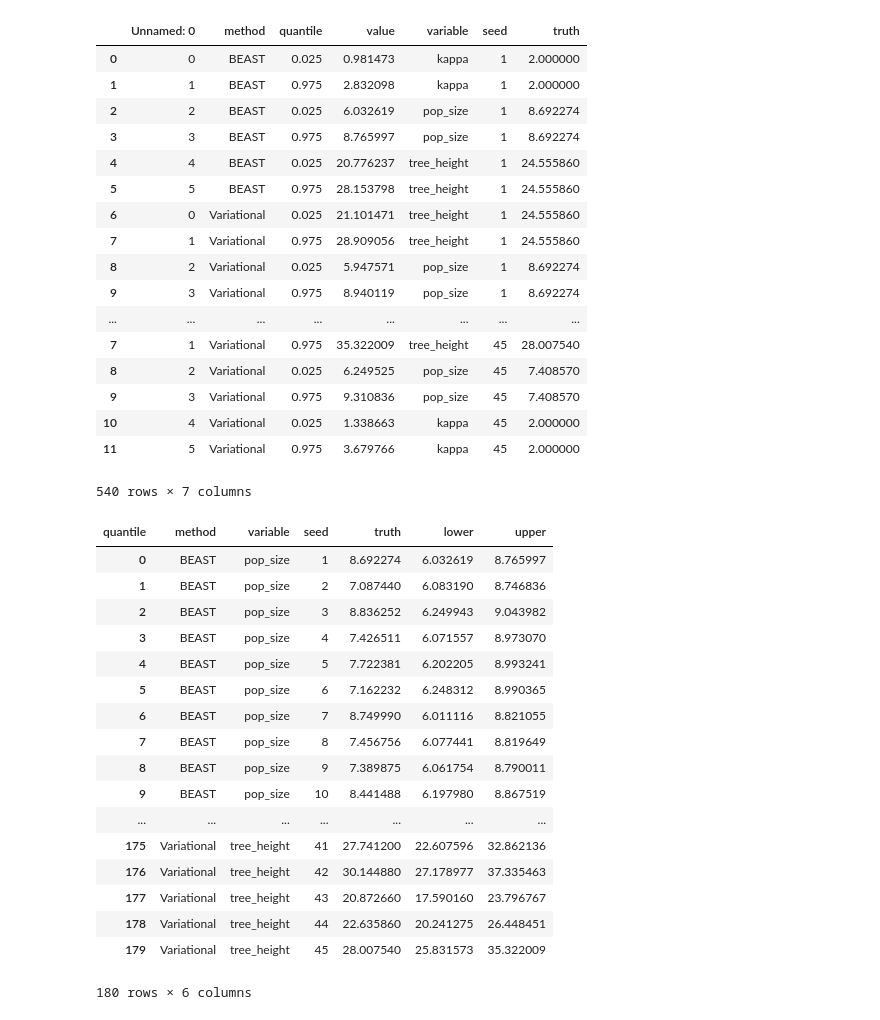
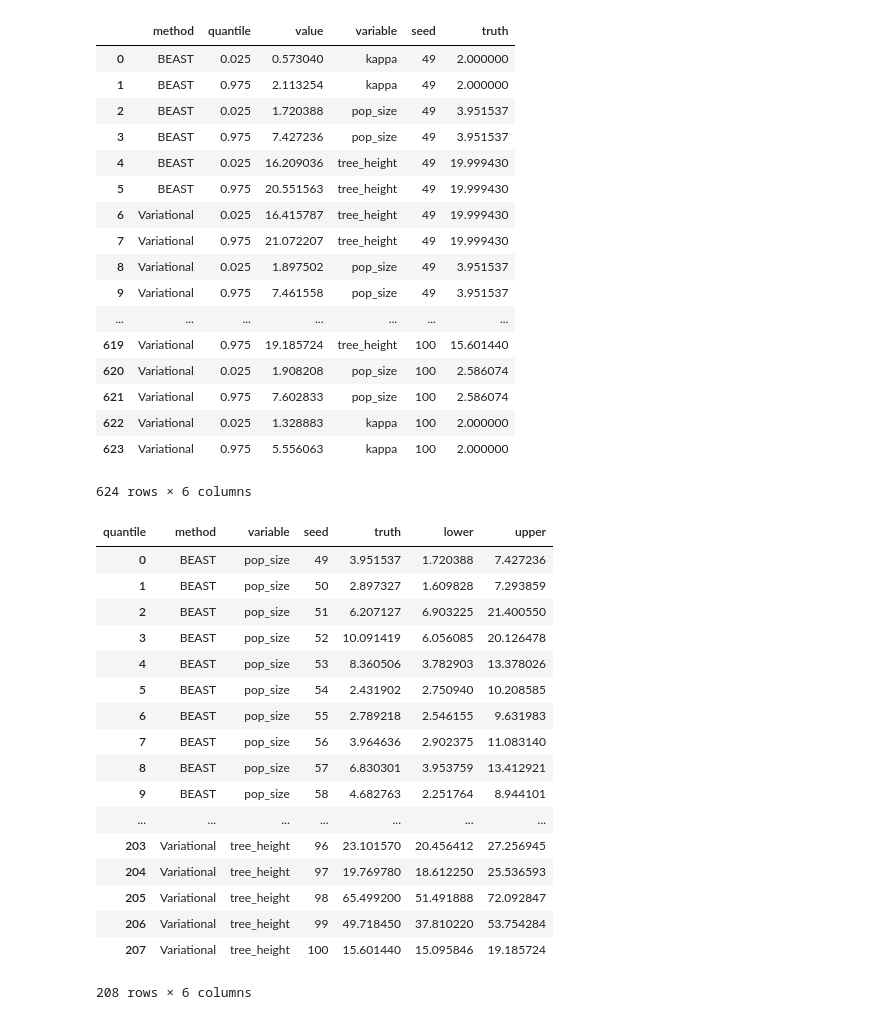
Before and after one commit to christiaanjs/pylo, a Jupyter notebook: eval/viz/coverage-viz.ipynb, the cells around one changed output. Cells and saved outputs as stored; diff of their text form; code cells hidden in the pictures.

```diff
--- a/eval/viz/coverage-viz.ipynb
+++ b/eval/viz/coverage-viz.ipynb
@@ -28,29 +28,29 @@ config
 # %%
 import pathlib
 import pandas as pd
 
 out_dir = pathlib.Path('..') / config['out_dir']
-result_df = pd.concat([pd.read_csv(out_dir / str(i) / 'results.csv') for i in range(45)])
+result_df = pd.read_csv(out_dir / 'results.csv')
 result_df
 # %% [output]
-|  | Unnamed: 0 | method | quantile | value | variable | seed | truth |
-| 0 | 0 | BEAST | 0.025 | 0.981473 | kappa | 1 | 2.000000 |
-| 1 | 1 | BEAST | 0.975 | 2.832098 | kappa | 1 | 2.000000 |
-| 2 | 2 | BEAST | 0.025 | 6.032619 | pop_size | 1 | 8.692274 |
-| 3 | 3 | BEAST | 0.975 | 8.765997 | pop_size | 1 | 8.692274 |
-| 4 | 4 | BEAST | 0.025 | 20.776237 | tree_height | 1 | 24.555860 |
-| 5 | 5 | BEAST | 0.975 | 28.153798 | tree_height | 1 | 24.555860 |
-| 6 | 0 | Variational | 0.025 | 21.101471 | tree_height | 1 | 24.555860 |
-| 7 | 1 | Variational | 0.975 | 28.909056 | tree_height | 1 | 24.555860 |
-| 8 | 2 | Variational | 0.025 | 5.947571 | pop_size | 1 | 8.692274 |
-| 9 | 3 | Variational | 0.975 | 8.940119 | pop_size | 1 | 8.692274 |
-| ... | ... | ... | ... | ... | ... | ... | ... |
-| 7 | 1 | Variational | 0.975 | 35.322009 | tree_height | 45 | 28.007540 |
-| 8 | 2 | Variational | 0.025 | 6.249525 | pop_size | 45 | 7.408570 |
-| 9 | 3 | Variational | 0.975 | 9.310836 | pop_size | 45 | 7.408570 |
-| 10 | 4 | Variational | 0.025 | 1.338663 | kappa | 45 | 2.000000 |
-| 11 | 5 | Variational | 0.975 | 3.679766 | kappa | 45 | 2.000000 |
+|  | method | quantile | value | variable | seed | truth |
+| 0 | BEAST | 0.025 | 0.573040 | kappa | 49 | 2.000000 |
+| 1 | BEAST | 0.975 | 2.113254 | kappa | 49 | 2.000000 |
+| 2 | BEAST | 0.025 | 1.720388 | pop_size | 49 | 3.951537 |
+| 3 | BEAST | 0.975 | 7.427236 | pop_size | 49 | 3.951537 |
+| 4 | BEAST | 0.025 | 16.209036 | tree_height | 49 | 19.999430 |
+| 5 | BEAST | 0.975 | 20.551563 | tree_height | 49 | 19.999430 |
+| 6 | Variational | 0.025 | 16.415787 | tree_height | 49 | 19.999430 |
+| 7 | Variational | 0.975 | 21.072207 | tree_height | 49 | 19.999430 |
+| 8 | Variational | 0.025 | 1.897502 | pop_size | 49 | 3.951537 |
+| 9 | Variational | 0.975 | 7.461558 | pop_size | 49 | 3.951537 |
+| ... | ... | ... | ... | ... | ... | ... |
+| 619 | Variational | 0.975 | 19.185724 | tree_height | 100 | 15.601440 |
+| 620 | Variational | 0.025 | 1.908208 | pop_size | 100 | 2.586074 |
+| 621 | Variational | 0.975 | 7.602833 | pop_size | 100 | 2.586074 |
+| 622 | Variational | 0.025 | 1.328883 | kappa | 100 | 2.000000 |
+| 623 | Variational | 0.975 | 5.556063 | kappa | 100 | 2.000000 |
-540 rows × 7 columns
+624 rows × 6 columns
 # %%
 to_use = result_df[result_df.variable.isin(['pop_size', 'tree_height'])]
 pivoted = (
@@ -62,21 +62,21 @@ pivoted = (
 pivoted
 # %% [output]
 | quantile | method | variable | seed | truth | lower | upper |
-| 0 | BEAST | pop_size | 1 | 8.692274 | 6.032619 | 8.765997 |
-| 1 | BEAST | pop_size | 2 | 7.087440 | 6.083190 | 8.746836 |
-| 2 | BEAST | pop_size | 3 | 8.836252 | 6.249943 | 9.043982 |
-| 3 | BEAST | pop_size | 4 | 7.426511 | 6.071557 | 8.973070 |
-| 4 | BEAST | pop_size | 5 | 7.722381 | 6.202205 | 8.993241 |
-| 5 | BEAST | pop_size | 6 | 7.162232 | 6.248312 | 8.990365 |
-| 6 | BEAST | pop_size | 7 | 8.749990 | 6.011116 | 8.821055 |
-| 7 | BEAST | pop_size | 8 | 7.456756 | 6.077441 | 8.819649 |
-| 8 | BEAST | pop_size | 9 | 7.389875 | 6.061754 | 8.790011 |
-| 9 | BEAST | pop_size | 10 | 8.441488 | 6.197980 | 8.867519 |
+| 0 | BEAST | pop_size | 49 | 3.951537 | 1.720388 | 7.427236 |
+| 1 | BEAST | pop_size | 50 | 2.897327 | 1.609828 | 7.293859 |
+| 2 | BEAST | pop_size | 51 | 6.207127 | 6.903225 | 21.400550 |
+| 3 | BEAST | pop_size | 52 | 10.091419 | 6.056085 | 20.126478 |
+| 4 | BEAST | pop_size | 53 | 8.360506 | 3.782903 | 13.378026 |
+| 5 | BEAST | pop_size | 54 | 2.431902 | 2.750940 | 10.208585 |
+| 6 | BEAST | pop_size | 55 | 2.789218 | 2.546155 | 9.631983 |
+| 7 | BEAST | pop_size | 56 | 3.964636 | 2.902375 | 11.083140 |
+| 8 | BEAST | pop_size | 57 | 6.830301 | 3.953759 | 13.412921 |
+| 9 | BEAST | pop_size | 58 | 4.682763 | 2.251764 | 8.944101 |
 | ... | ... | ... | ... | ... | ... | ... |
-| 175 | Variational | tree_height | 41 | 27.741200 | 22.607596 | 32.862136 |
-| 176 | Variational | tree_height | 42 | 30.144880 | 27.178977 | 37.335463 |
-| 177 | Variational | tree_height | 43 | 20.872660 | 17.590160 | 23.796767 |
-| 178 | Variational | tree_height | 44 | 22.635860 | 20.241275 | 26.448451 |
-| 179 | Variational | tree_height | 45 | 28.007540 | 25.831573 | 35.322009 |
+| 203 | Variational | tree_height | 96 | 23.101570 | 20.456412 | 27.256945 |
+| 204 | Variational | tree_height | 97 | 19.769780 | 18.612250 | 25.536593 |
+| 205 | Variational | tree_height | 98 | 65.499200 | 51.491888 | 72.092847 |
+| 206 | Variational | tree_height | 99 | 49.718450 | 37.810220 | 53.754284 |
+| 207 | Variational | tree_height | 100 | 15.601440 | 15.095846 | 19.185724 |
-180 rows × 6 columns
+208 rows × 6 columns
 # %%
```
Also changed, not shown: parts of 2 cells of this notebook, 1 other file.
